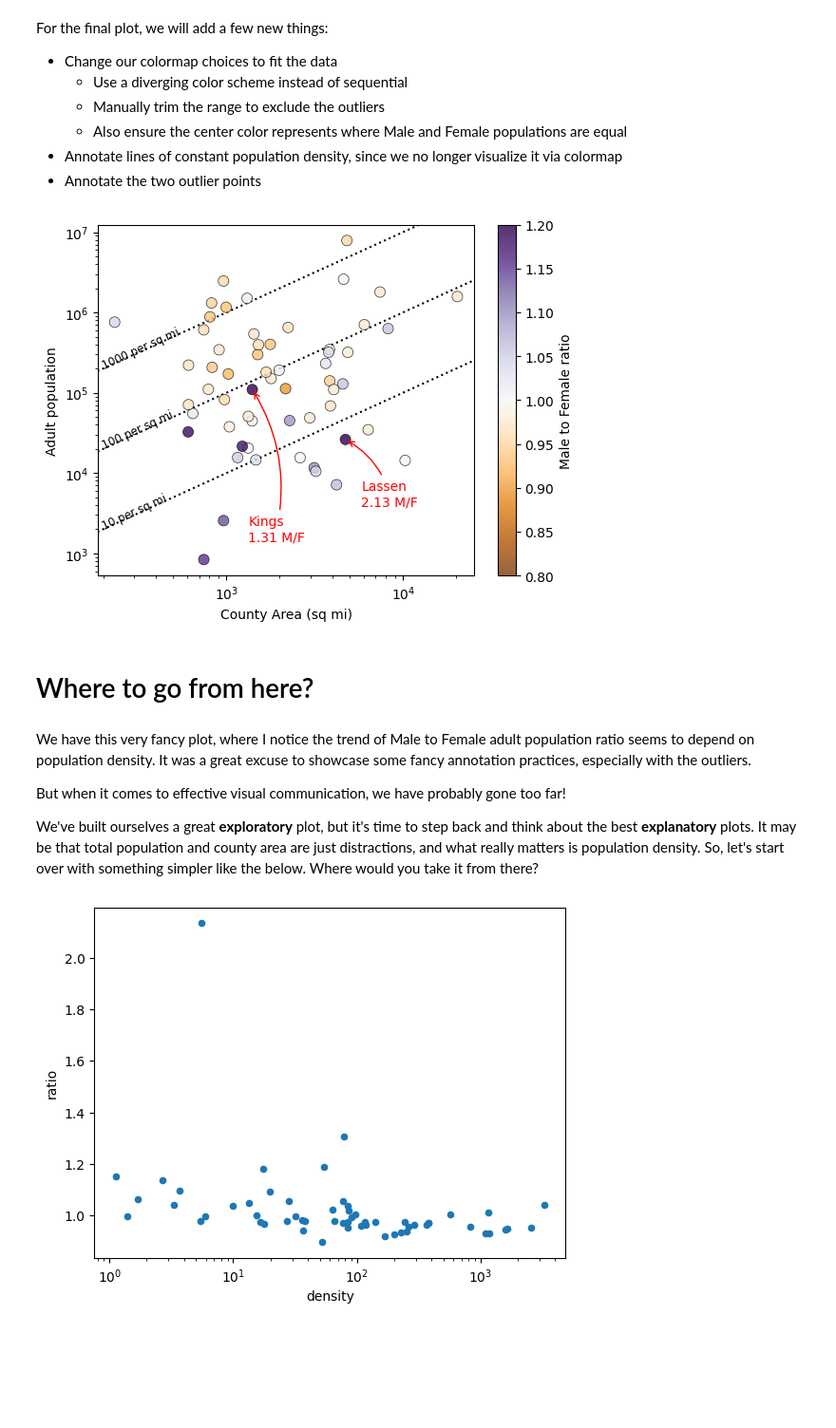
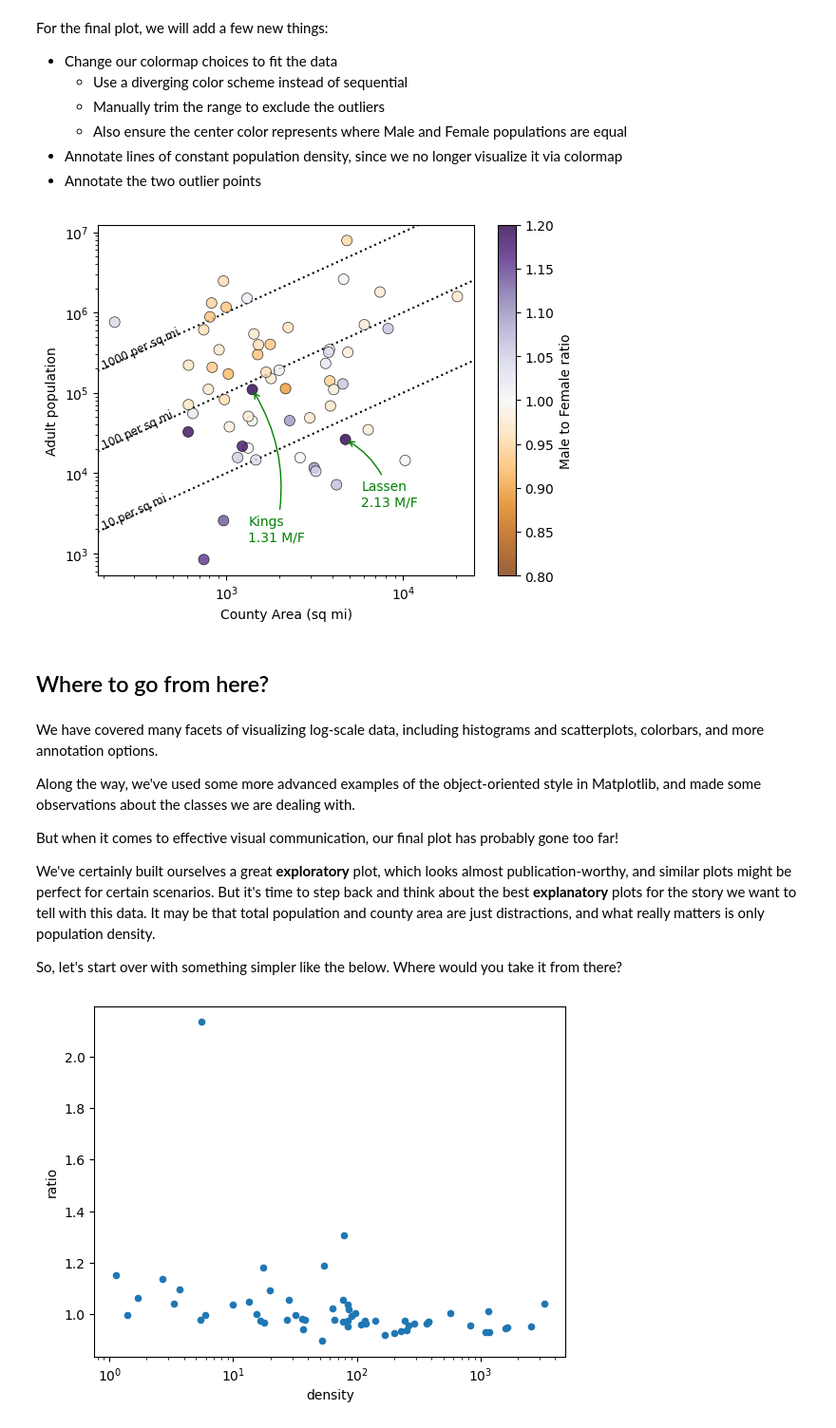
Before and after one commit to melanieveale/odsc-east-2023-python-plots-plus, a Jupyter notebook: Part-3-County-Populations.ipynb, the cells around one changed output. Shown: that part at 95% size. Drawn from its saved outputs; the diff is of its cells as text; code cells hidden in the pictures; blank space fills up the shorter version.

```diff
--- a/Part-3-County-Populations.ipynb
+++ b/Part-3-County-Populations.ipynb
@@ -277,51 +287,55 @@ ax.set_ylabel('Adult population')
 cb = fig.colorbar(sc, ax=ax)
 cb.set_label('Male to Female ratio')
 
 # https://matplotlib.org/stable/gallery/text_labels_and_annotations/text_rotation_relative_to_line.html
 xlimits = np.array(ax.get_xlim())
 ylimits = np.array(ax.get_ylim())
 for density in [10, 100, 1000]:
     ax.plot(xlimits, density*xlimits, ls=':', c='k', zorder=-1)
     angle = np.rad2deg(np.arctan(density))
     ax.text(xlimits[0], density*xlimits[0], f'  {density} per sq mi',
             fontsize='small', rotation=angle, rotation_mode='anchor',
             transform_rotates_text=True)
 ax.set_xlim(xlimits)
 ax.set_ylim(ylimits)
 
 # Set some arrow properties for the outlier annotation
-outlier_textprops = dict(textcoords = 'axes fraction', color = 'r')
-outlier_arrowprops = dict(color = 'r', arrowstyle = '->', connectionstyle = 'arc3,rad=0.2')
+outlier_textprops = dict(textcoords = 'axes fraction', color = 'g')
+outlier_arrowprops = dict(color = 'g', arrowstyle = '->', connectionstyle = 'arc3,rad=0.2')
 
 # Annotate first outlier
 cty1 = df.iloc[i_outlier1]
 ax.annotate(f"{cty1['NAME'].split()[0]}\n{cty1['ratio']:.2f} M/F", (cty1['area'], cty1['estimate']),
             xytext = (0.7, 0.2), arrowprops = outlier_arrowprops, **outlier_textprops)
 
 # Annotate second outlier
 cty2 = df.iloc[i_outlier2]
 ax.annotate(f"{cty2['NAME'].split()[0]}\n{cty2['ratio']:.2f} M/F", (cty2['area'], cty2['estimate']),
             xytext = (0.4, 0.1), arrowprops = outlier_arrowprops, **outlier_textprops)
 
 # Save the final plot!
 plt.savefig('plots/part-3-after.png', bbox_inches='tight')
 # %% [output]
-[figure, old version]
+[figure, new version]
 # %% [markdown]
-# Where to go from here?
+## Where to go from here?
 # %% [markdown]
-We have this very fancy plot,
-where I notice the trend of Male to Female adult population ratio
-seems to depend on population density.
-It was a great excuse to showcase some fancy annotation practices,
-especially with the outliers.
+We have covered many facets of visualizing log-scale data,
+including histograms and scatterplots, colorbars, and more annotation options.
 
-But when it comes to effective visual communication, we have probably gone too far!
+Along the way, we've used some more advanced examples of the object-oriented style
+in Matplotlib, and made some observations about the classes we are dealing with.
 
-We've built ourselves a great **exploratory** plot,
-but it's time to step back and think about the best **explanatory** plots.
+But when it comes to effective visual communication, our final plot has probably gone too far!
+
+We've certainly built ourselves a great **exploratory** plot,
+which looks almost publication-worthy,
+and similar plots might be perfect for certain scenarios.
+But it's time to step back and think about the best **explanatory** plots
+for the story we want to tell with this data.
 It may be that total population and county area are just distractions,
-and what really matters is population density.
+and what really matters is only population density.
+
 So, let's start over with something simpler like the below.
 Where would you take it from there?
 # %%
```
Also changed, not shown: parts of 14 cells of this notebook, 4 other files.
